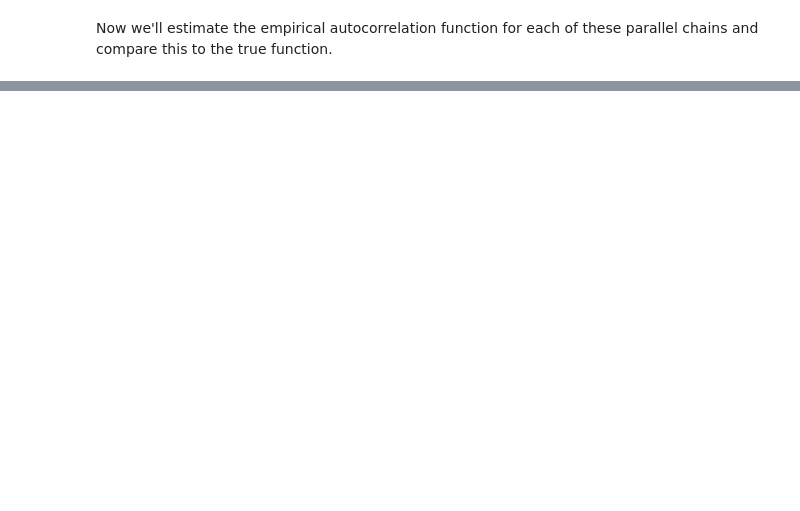
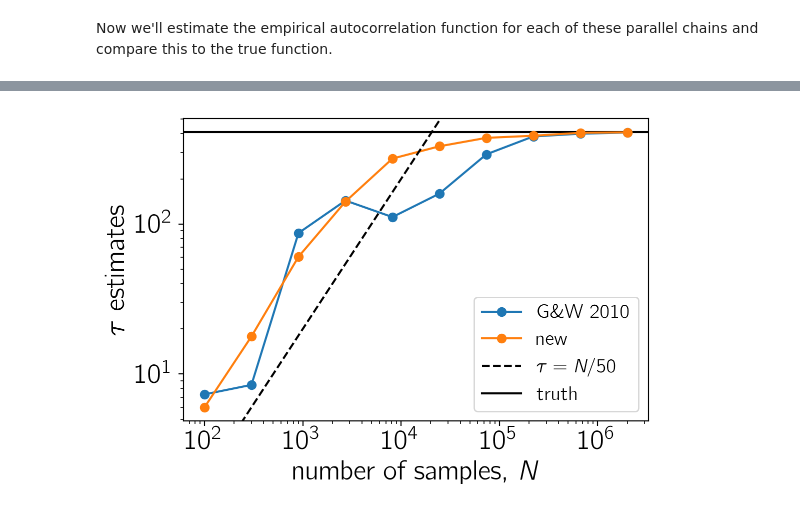
Before and after one commit to dfm/emcee, a Jupyter notebook: docs/_static/notebooks/autocorr.ipynb, the cells around one changed output, grey strips where cells are left out. Cells and saved outputs as stored; diff of their text form; code cells hidden in the pictures; blank space fills up the shorter version.

Commit message:
more words about autocorr

```diff
--- a/docs/_static/notebooks/autocorr.ipynb
+++ b/docs/_static/notebooks/autocorr.ipynb
@@ -433,16 +210,0 @@ def ml_acorr(y, init, thin=1):
-# %%
-N = np.exp(np.linspace(np.log(50), np.log(y2.shape[1]), 10)).astype(int)
-orig = np.empty(len(N))
-new = np.empty(len(N))
-ml = np.empty(len(N))
-flags = np.empty(len(N), dtype=bool)
-
-for i, n in enumerate(N):
-    orig[i] = emcee.autocorr.integrated_time(np.mean(y2[:, :n], axis=0), c=3, quiet=True)
-    soln = integrated_time(y2[:, :n], warn=True, tol=20)
-    new[i] = soln.tau
-    flags[i] = soln.success
-    thin = max(1, int(0.05*soln.tau))
-    print("thin: ", thin)
-    ml[i] = ml_acorr(y2[:, :n], soln.tau, thin=thin)
-    print(orig[i], new[i], ml[i])
@@ -638,0 +218,44 @@ a, c
+# %%
+# Automated windowing procedure following Sokal (1989)
+def auto_window(taus, c):
+    m = np.arange(len(taus)) < c * taus
+    if np.any(m):
+        return np.argmin(m)
+    return len(taus) - 1
+
+# Following the suggestion from Goodman & Weare (2010)
+def autocorr_gw2010(y, c=5.0):
+    f = autocorr_func_1d(np.mean(y, axis=0))
+    taus = 2.0*np.cumsum(f)-1.0
+    window = auto_window(taus, c)
+    return taus[window]
+
+def autocorr_new(y, c=5.0):
+    f = np.zeros(y.shape[1])
+    for yy in y:
+        f += autocorr_func_1d(yy)
+    f /= len(y)
+    taus = 2.0*np.cumsum(f)-1.0
+    window = auto_window(taus, c)
+    return taus[window]
+
+# Compute the estimators for a few different chain lengths
+N = np.exp(np.linspace(np.log(100), np.log(y.shape[1]), 10)).astype(int)
+gw2010 = np.empty(len(N))
+new = np.empty(len(N))
+for i, n in enumerate(N):
+    gw2010[i] = autocorr_gw2010(y[:, :n])
+    new[i] = autocorr_new(y[:, :n])
+
+# Plot the comparisons
+plt.loglog(N, gw2010, "o-", label="G\&W 2010")
+plt.loglog(N, new, "o-", label="new")
+ylim = plt.gca().get_ylim()
+plt.plot(N, N / 50.0, "--k", label=r"$\tau = N/50$")
+plt.axhline(true_tau, color="k", label="truth", zorder=-100)
+plt.ylim(ylim)
+plt.xlabel("number of samples, $N$")
+plt.ylabel(r"$\tau$ estimates")
+plt.legend(fontsize=14);
+# %% [output]
+[figure, added]
```
Also changed, not shown: parts of 45 cells of this notebook.
